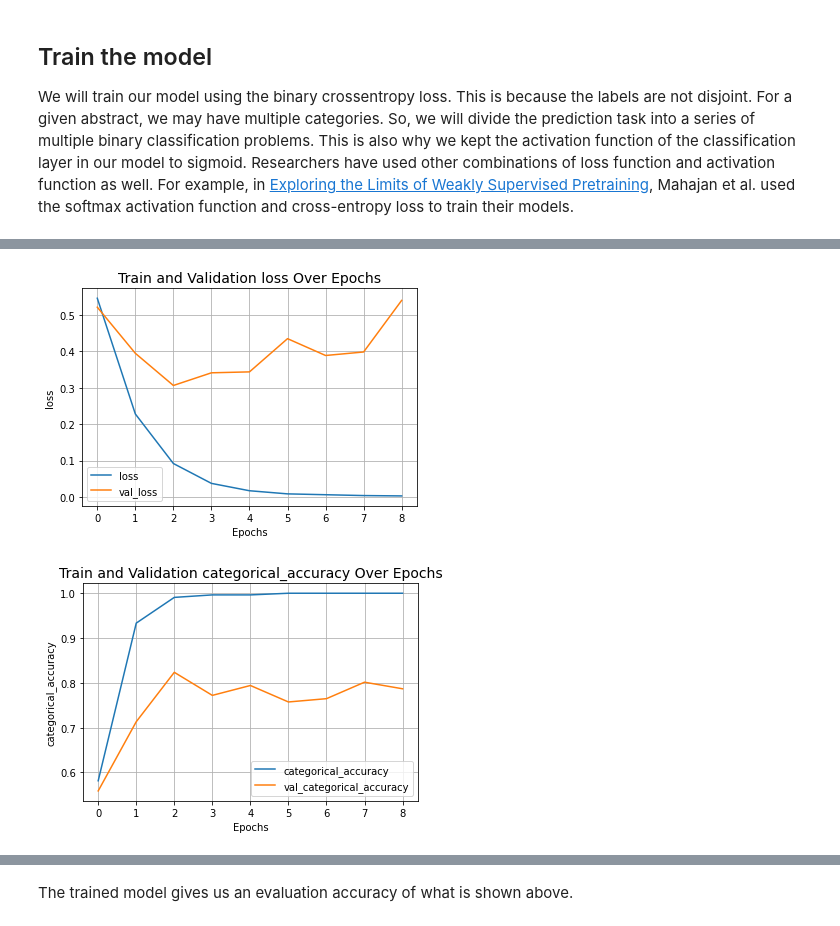
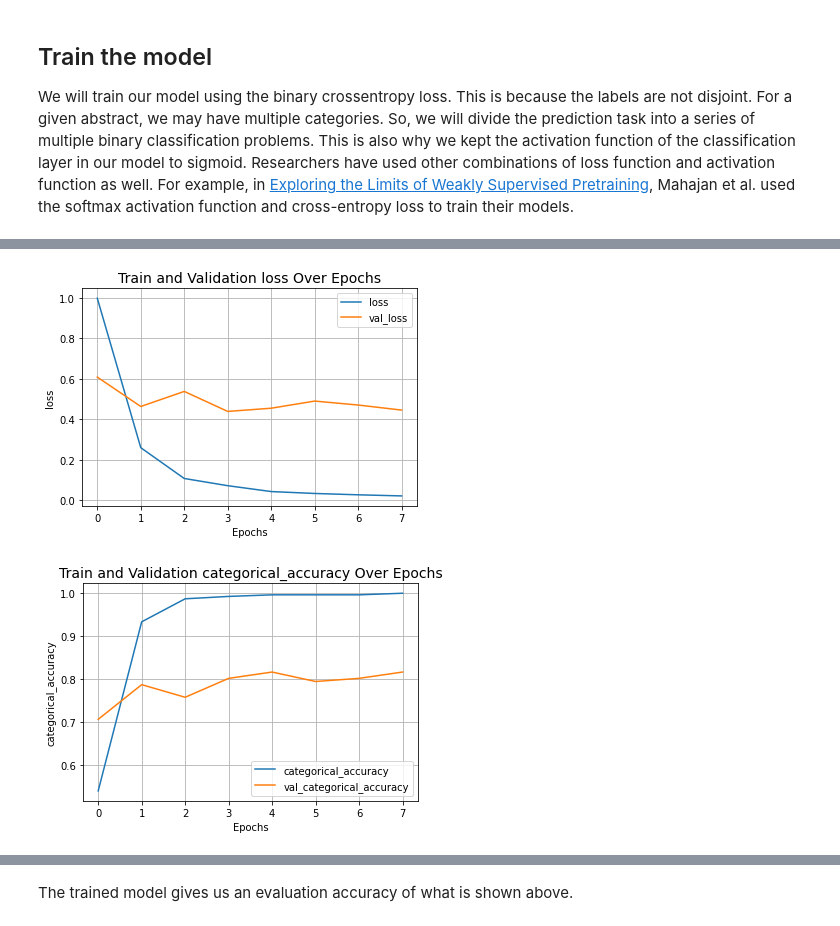
Before and after one commit to Kuehl-California-notebooks/Water-classification-Drought-or-No-Drought-expanded, a Jupyter notebook: Water_classification_Drought_or_No_Drought_expanded.ipynb, the cells around one changed output, grey strips where cells are left out. Saved outputs shown, nothing was run; the diff lists cells and outputs as text; code cells hidden in the pictures.

```diff
--- a/Water_classification_Drought_or_No_Drought_expanded.ipynb
+++ b/Water_classification_Drought_or_No_Drought_expanded.ipynb
@@ -324,12 +379,16 @@ ReLU as the non-linearity.
 def make_model():
     shallow_mlp_model = keras.Sequential(
         [
-            layers.Dense(512, activation="relu"),
-            layers.Dense(512, activation="relu"),
+            # layers.Dense(512, activation="relu"), #relu
+            # Try to add in RNN via LSTM
+            # layers.Embedding(input_dim=1000, output_dim=64),
+            # layers.LSTM(128),
+            layers.Dense(256, activation="relu"),
+            # layers.Dense(512, activation="relu"),
             # layers.Dropout(0.2),
             # layers.Dense(256, activation="relu"),
             # layers.Dense(lookup.vocabulary_size(), activation="sigmoid"),
-            layers.Dense(lookup.vocabulary_size(), activation="sigmoid"),
+            layers.Dense(lookup.vocabulary_size(), activation="softmax"), # sigmoid
         ]  # More on why "sigmoid" has been used here in a moment.
     )
     return shallow_mlp_model
@@ -346,7 +405,7 @@ function as well. For example, in
 Mahajan et al. used the softmax activation function and cross-entropy loss to train
 their models.
 # %%
-epochs = 9
+epochs = 8
 
 # max_features = 20000
 # embedding_dim = 128
@@ -382,7 +441,7 @@ epochs = 9
 
 shallow_mlp_model = make_model()
 shallow_mlp_model.compile(
-    loss="binary_crossentropy", optimizer="adam", metrics=["categorical_accuracy"]
+    loss="categorical_crossentropy", optimizer="adam", metrics=["categorical_accuracy"] #binary_crossentropy
 )
 
 history = shallow_mlp_model.fit(
@@ -425,5 +482,5 @@ Epoch 9/9
-[figure, old version]
+[figure, new version]
-[figure, old version]
+[figure, new version]
 # %%
 _, categorical_acc = shallow_mlp_model.evaluate(test_dataset)
 print(f"Categorical accuracy on the test set: {round(categorical_acc * 100, 2)}%.")
```
Also changed, not shown: parts of 11 cells of this notebook.
